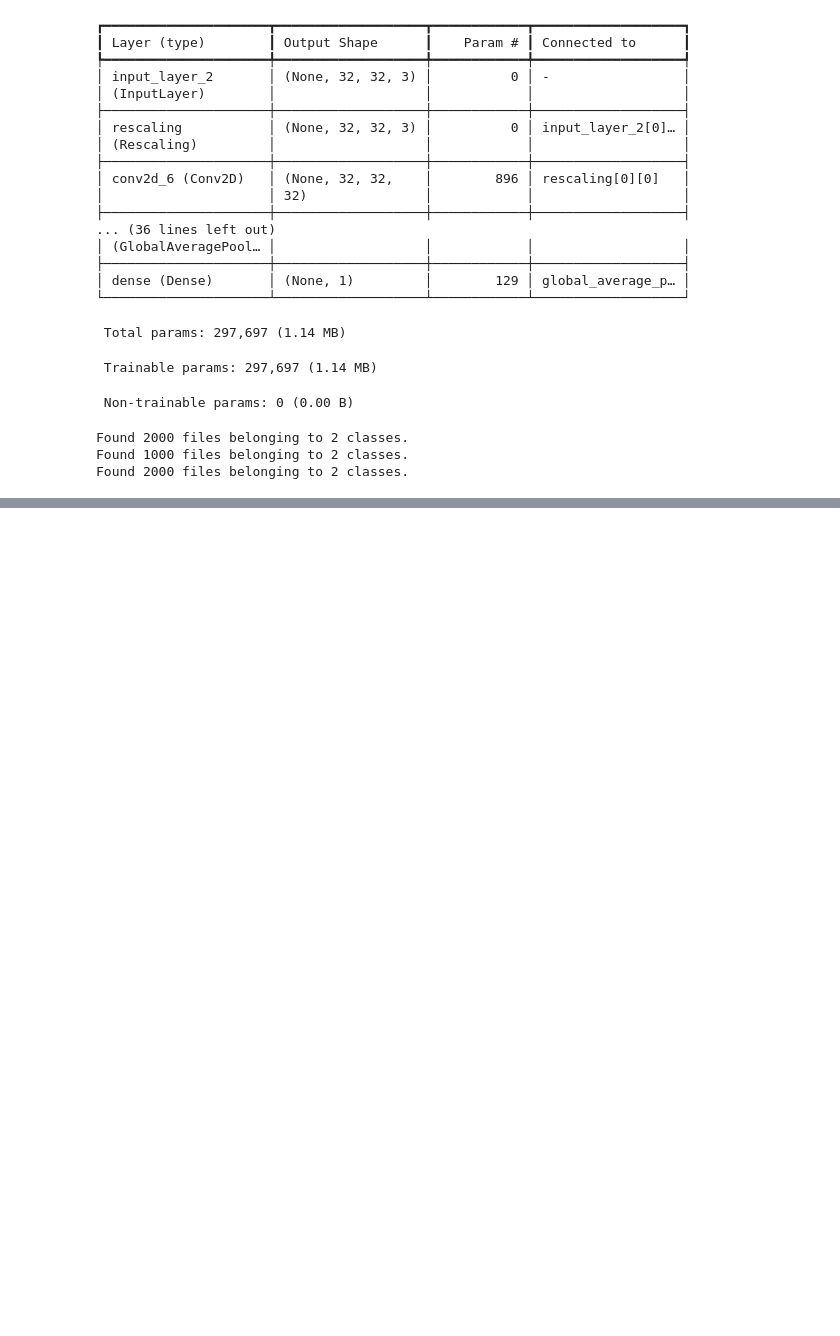
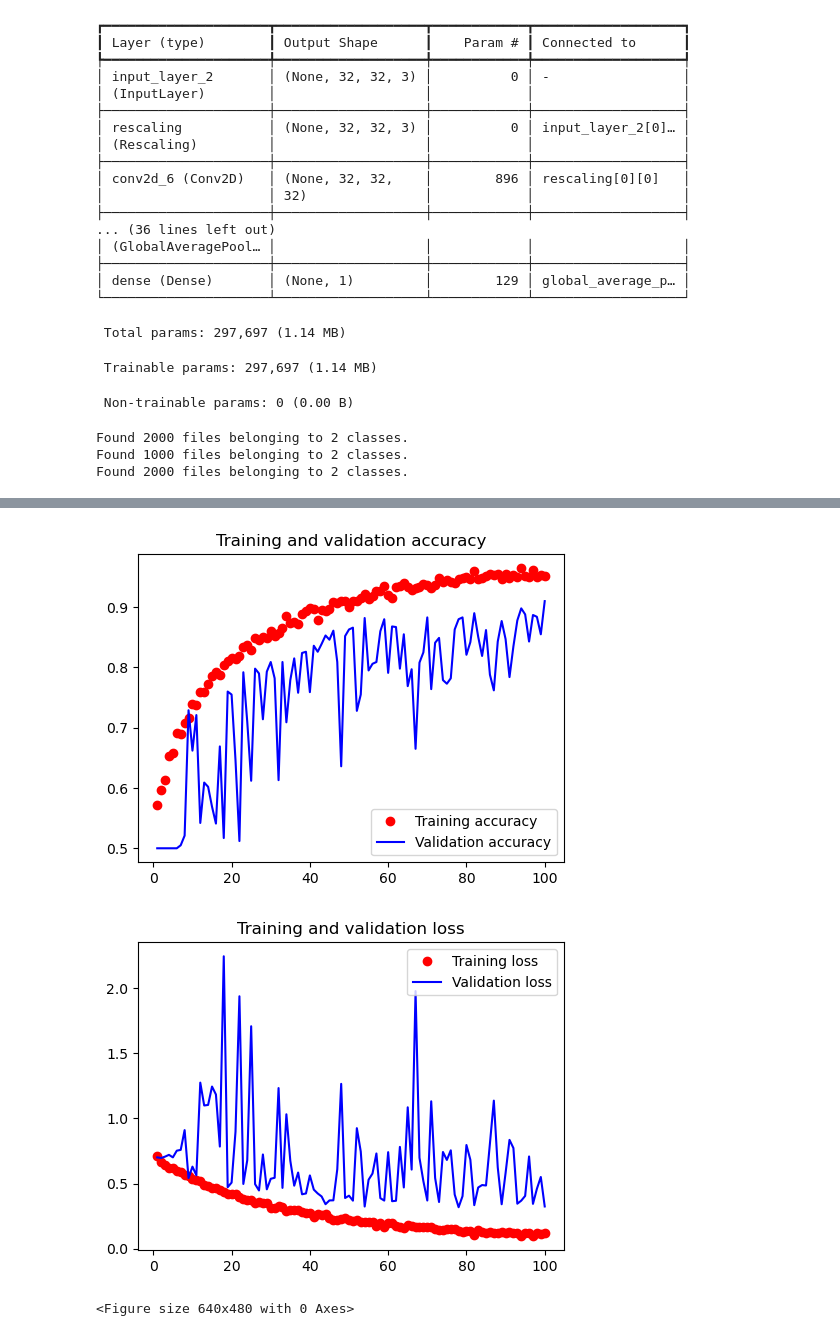
Before and after one commit to RanieryMendes/modern-cnn, a Jupyter notebook: modern_convnet.ipynb, the cells around one changed output, grey strips where cells are left out. Drawn from its saved outputs; the diff is of its cells as text; code cells hidden in the pictures; blank space fills up the shorter version.

Commit message:
model trained + loss/accuracy plots

```diff
--- a/modern_convnet.ipynb
+++ b/modern_convnet.ipynb
@@ -136,17 +145,23 @@ Epoch 4/100
 # %%
 accuracy = history.history["accuracy"]
 val_accuracy = history.history["val_accuracy"]
 loss = history.history["loss"]
 val_loss = history.history["val_loss"]
 epochs = range(1, len(accuracy) + 1)
-plt.figure(figsize=(4,4))
-plt.plot(epochs, accuracy, "bo", label="Training accuracy")
+plt.figure(figsize=(5.5,4))
+plt.plot(epochs, accuracy, "ro", label="Training accuracy")
 plt.plot(epochs, val_accuracy, "b", label="Validation accuracy")
 plt.title("Training and validation accuracy")
 plt.legend()
-plt.figure(figsize=(4,4))
-plt.plot(epochs, loss, "bo", label="Training loss")
+plt.savefig("train_val_accuracy.png", format="png")
+plt.figure(figsize=(5.5,4))
+plt.plot(epochs, loss, "ro", label="Training loss")
 plt.plot(epochs, val_loss, "b", label="Validation loss")
 plt.title("Training and validation loss")
 plt.legend()
 plt.show()
+plt.savefig("train_val_loss.png", format="png")
+# %% [output]
+[figure, added]
+[figure, added]
+<Figure size 640x480 with 0 Axes>
```
Also changed, not shown: parts of 1 cell of this notebook, 2 other files.
